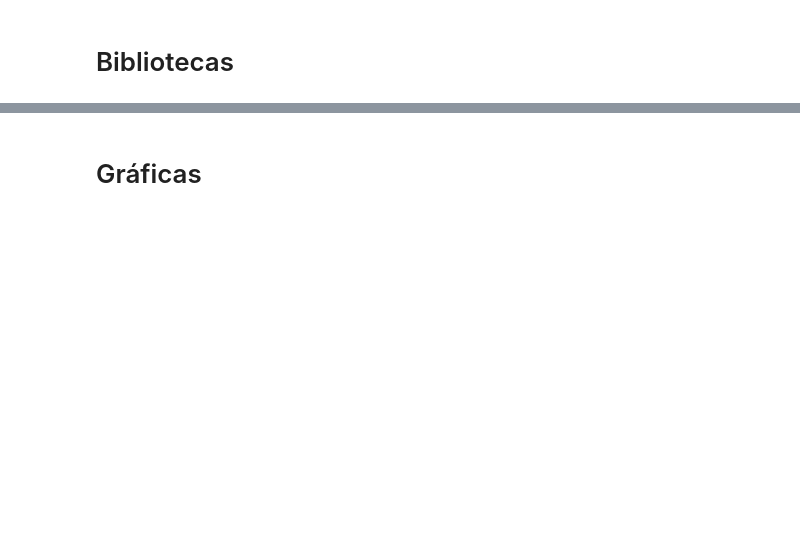
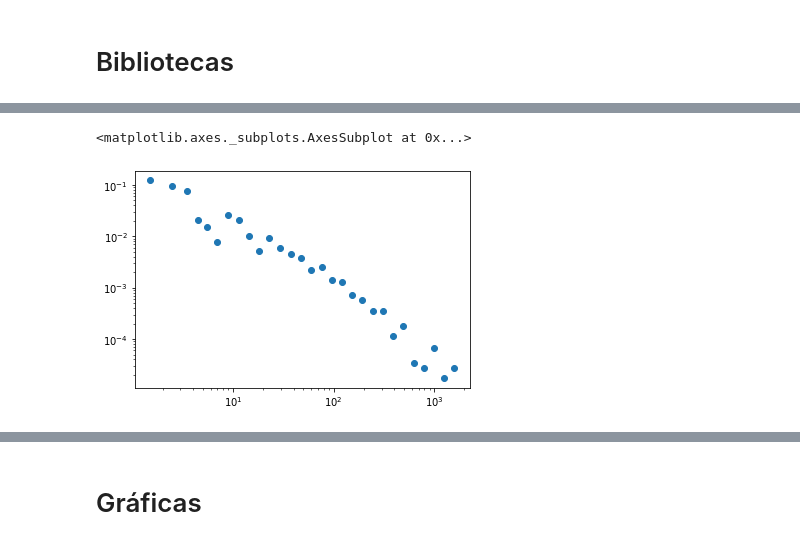
Before and after one commit to pachichi/crimenCDMX, a Jupyter notebook: Delitos.ipynb, the cells around one changed output, grey strips where cells are left out. Saved outputs shown, nothing was run; the diff lists cells and outputs as text; code cells hidden in the pictures; blank space fills up the shorter version.

```diff
--- a/Delitos.ipynb
+++ b/Delitos.ipynb
@@ -70,0 +168,5 @@ df_delitos.plot(x='Delito',y='Eventos',loglog=True)
+# %%
+plw.plot_pdf(df_delitos.Eventos.values,marker='o',ls='None',linear_bins=False)
+# %% [output]
+<matplotlib.axes._subplots.AxesSubplot at 0x...>
+[figure, added]
```
Also changed, not shown: parts of 45 cells of this notebook, 1 other file.
